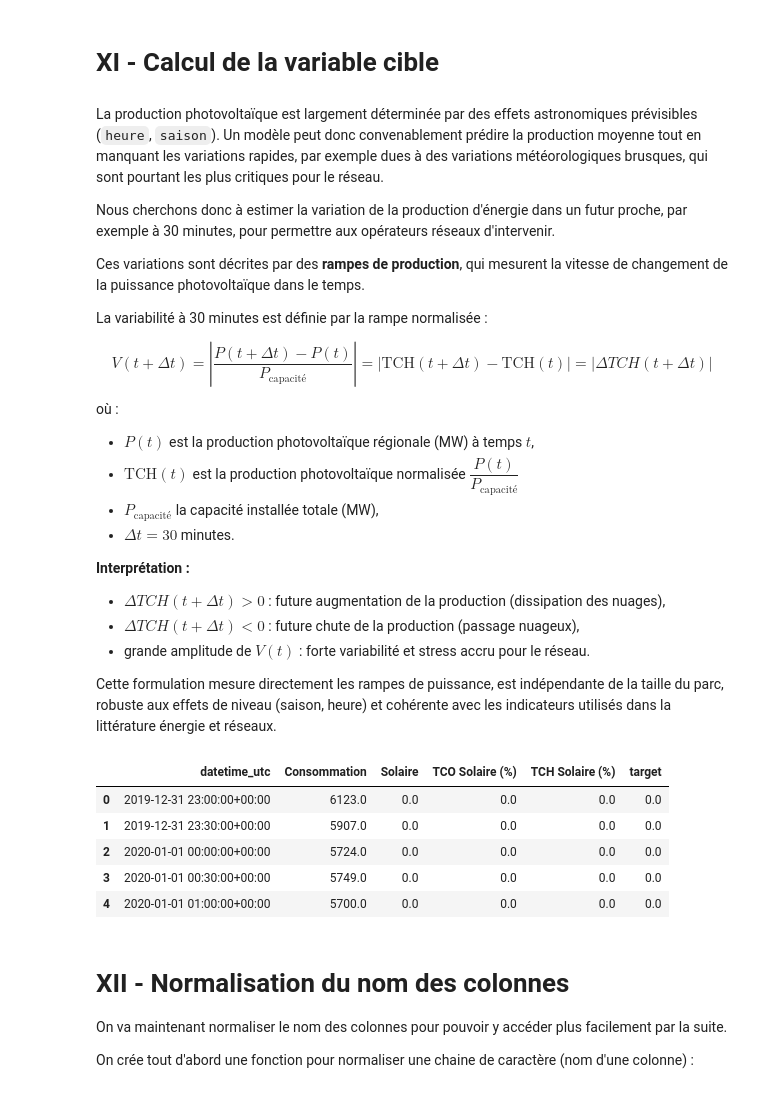
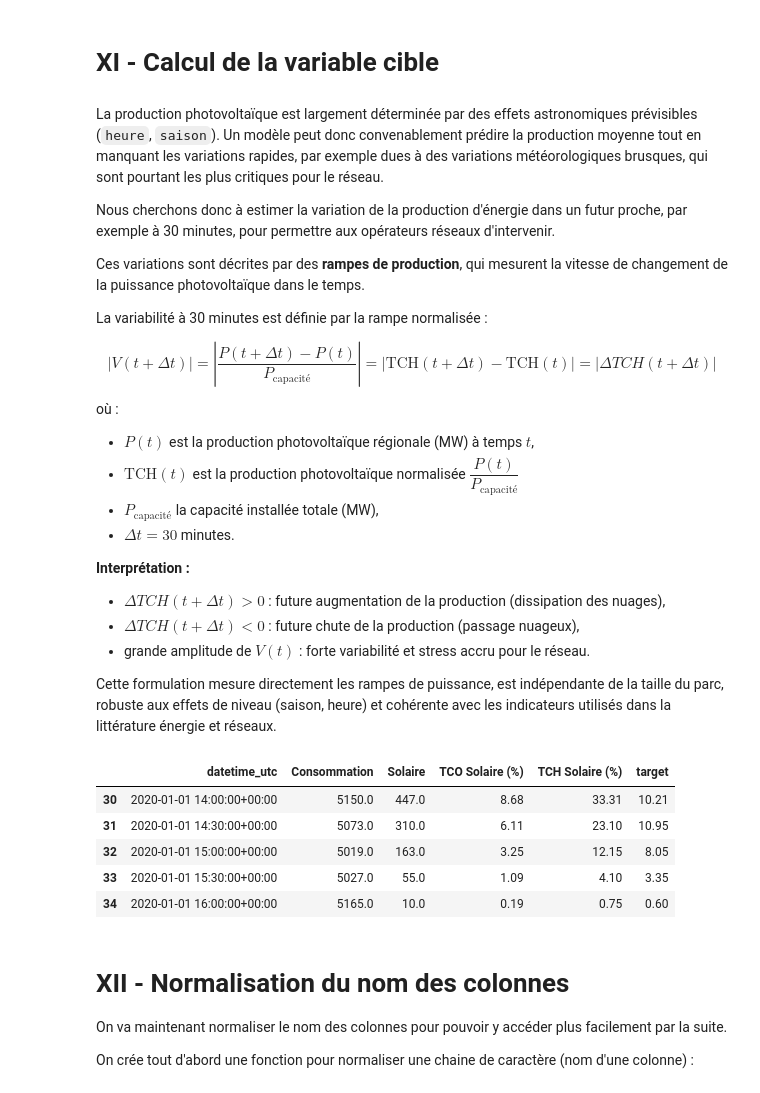
Before and after one commit to Math2935/aug25cds_variabilite, a Jupyter notebook: notebooks/02_collecte_01_production.ipynb, the cells around one changed output. Drawn from its saved outputs; the diff is of its cells as text; code cells hidden in the pictures.

```diff
--- a/notebooks/02_collecte_01_production.ipynb
+++ b/notebooks/02_collecte_01_production.ipynb
@@ -693,7 +693,7 @@ changement de la puissance photovoltaïque dans le temps.
 La variabilité à 30 minutes est définie par la rampe normalisée :
 
 $$
-V(t+\Delta t) = \left|\frac{P(t+\Delta t) - P(t)}{P_{\text{capacité}}}\right|
+\left|V(t+\Delta t)\right| = \left|\frac{P(t+\Delta t) - P(t)}{P_{\text{capacité}}}\right|
      = \Big|\mathrm{TCH}(t+\Delta t) - \mathrm{TCH}(t)\Big|
      = \Big|\Delta TCH(t+\Delta t)\Big|
 $$
@@ -714,16 +714,16 @@ robuste aux effets de niveau (saison, heure) et cohérente avec les indicateurs
 littérature énergie et réseaux.
 # %%
 base_tp1 = df_rte['TCH Solaire (%)'].shift(-1)
-df_rte['target'] = base_tp1 - df_rte['TCH Solaire (%)']
+df_rte['target'] = abs(base_tp1 - df_rte['TCH Solaire (%)'])
 
-display(df_rte.head())
+display(df_rte[30:35])
 # %% [output]
 |  | datetime_utc | Consommation | Solaire | TCO Solaire (%) | TCH Solaire (%) | target |
-| 0 | 2019-12-31 23:00:00+00:00 | 6123.0 | 0.0 | 0.0 | 0.0 | 0.0 |
-| 1 | 2019-12-31 23:30:00+00:00 | 5907.0 | 0.0 | 0.0 | 0.0 | 0.0 |
-| 2 | 2020-01-01 00:00:00+00:00 | 5724.0 | 0.0 | 0.0 | 0.0 | 0.0 |
-| 3 | 2020-01-01 00:30:00+00:00 | 5749.0 | 0.0 | 0.0 | 0.0 | 0.0 |
-| 4 | 2020-01-01 01:00:00+00:00 | 5700.0 | 0.0 | 0.0 | 0.0 | 0.0 |
+| 30 | 2020-01-01 14:00:00+00:00 | 5150.0 | 447.0 | 8.68 | 33.31 | 10.21 |
+| 31 | 2020-01-01 14:30:00+00:00 | 5073.0 | 310.0 | 6.11 | 23.10 | 10.95 |
+| 32 | 2020-01-01 15:00:00+00:00 | 5019.0 | 163.0 | 3.25 | 12.15 | 8.05 |
+| 33 | 2020-01-01 15:30:00+00:00 | 5027.0 | 55.0 | 1.09 | 4.10 | 3.35 |
+| 34 | 2020-01-01 16:00:00+00:00 | 5165.0 | 10.0 | 0.19 | 0.75 | 0.60 |
 # %% [markdown]
 # XII - Normalisation du nom des colonnes
 
```
Also changed, not shown: parts of 2 cells of this notebook, 6 other files.
